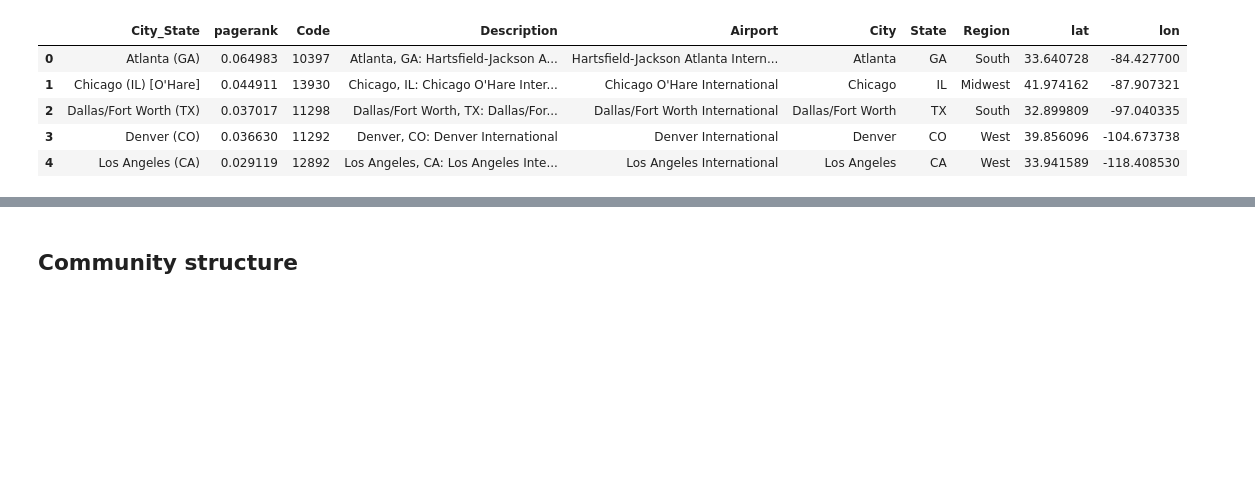
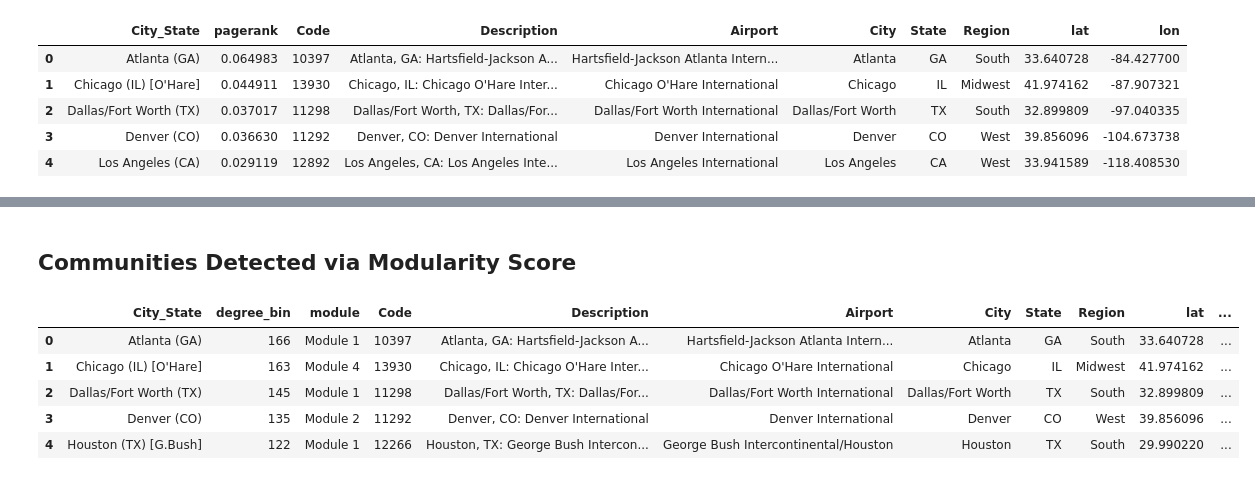
Before and after one commit to wtak23/airtraffic, a Jupyter notebook: final_scripts/network_analysis.ipynb, the cells around one changed output, grey strips where cells are left out. Cells and saved outputs as stored; diff of their text form; code cells hidden in the pictures; blank space fills up the shorter version.

```diff
--- a/final_scripts/network_analysis.ipynb
+++ b/final_scripts/network_analysis.ipynb
@@ -702,4 +715,2 @@ py.iplot( fig, validate=False, filename=outfile+'test' )
 # %% [output]
 [interactive output not drawn]
-# %% [markdown]
-## Community structure
@@ -707,0 +717,22 @@ scale = 1000
+# %% [markdown]
+## Communities Detected via Modularity Score
+# %%
+measure = 'degree_bin'
+df = df_network[[measure,'module']].reset_index().rename(columns={'index':'City_State'})
+df = df.merge(df_lookup,on='City_State').sort_values(by=measure,ascending=False).reset_index(drop=True)
+display(df.head())
+
+# remove illegal latitude locations from plotly
+# (everything outside 50states+DC...so drops Virgin Island, Guam,Puerto rico, etc)
+mask = df['lat']>=19
+df_filtered = df[mask].reset_index(drop=True)
+
+df_filtered = df_filtered.sort_values(by=[measure],ascending=False).reset_index(drop=True)
+add_ranking_hover_text(df_filtered,measure,'Binary Degree')
+# %% [output]
+|  | City_State | degree_bin | module | Code | Description | Airport | City | State | Region | lat | ... |
+| 0 | Atlanta (GA) | 166 | Module 1 | 10397 | Atlanta, GA: Hartsfield-Jackson A... | Hartsfield-Jackson Atlanta Intern... | Atlanta | GA | South | 33.640728 | ... |
+| 1 | Chicago (IL) [O'Hare] | 163 | Module 4 | 13930 | Chicago, IL: Chicago O'Hare Inter... | Chicago O'Hare International | Chicago | IL | Midwest | 41.974162 | ... |
+| 2 | Dallas/Fort Worth (TX) | 145 | Module 1 | 11298 | Dallas/Fort Worth, TX: Dallas/For... | Dallas/Fort Worth International | Dallas/Fort Worth | TX | South | 32.899809 | ... |
+| 3 | Denver (CO) | 135 | Module 2 | 11292 | Denver, CO: Denver International | Denver International | Denver | CO | West | 39.856096 | ... |
+| 4 | Houston (TX) [G.Bush] | 122 | Module 1 | 12266 | Houston, TX: George Bush Intercon... | George Bush Intercontinental/Houston | Houston | TX | South | 29.990220 | ... |
```
Also changed, not shown: parts of 11 cells of this notebook, 2 other files.
